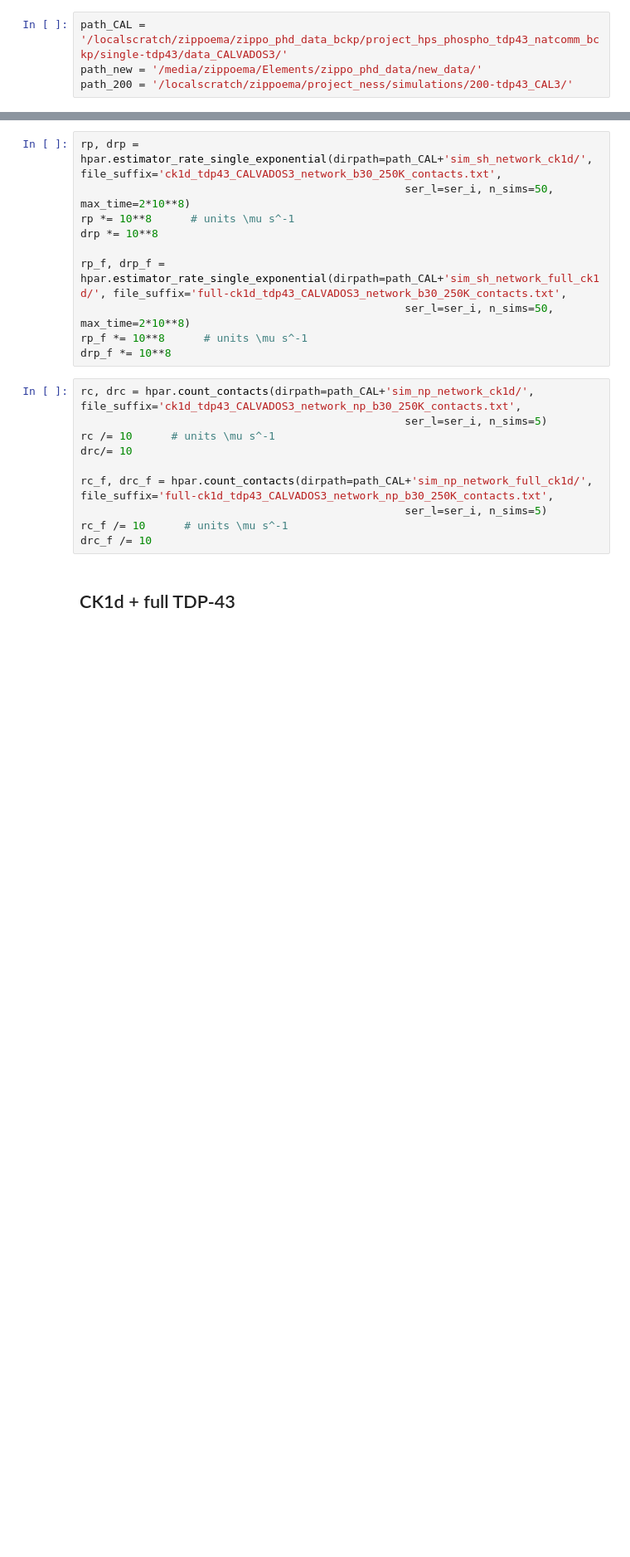
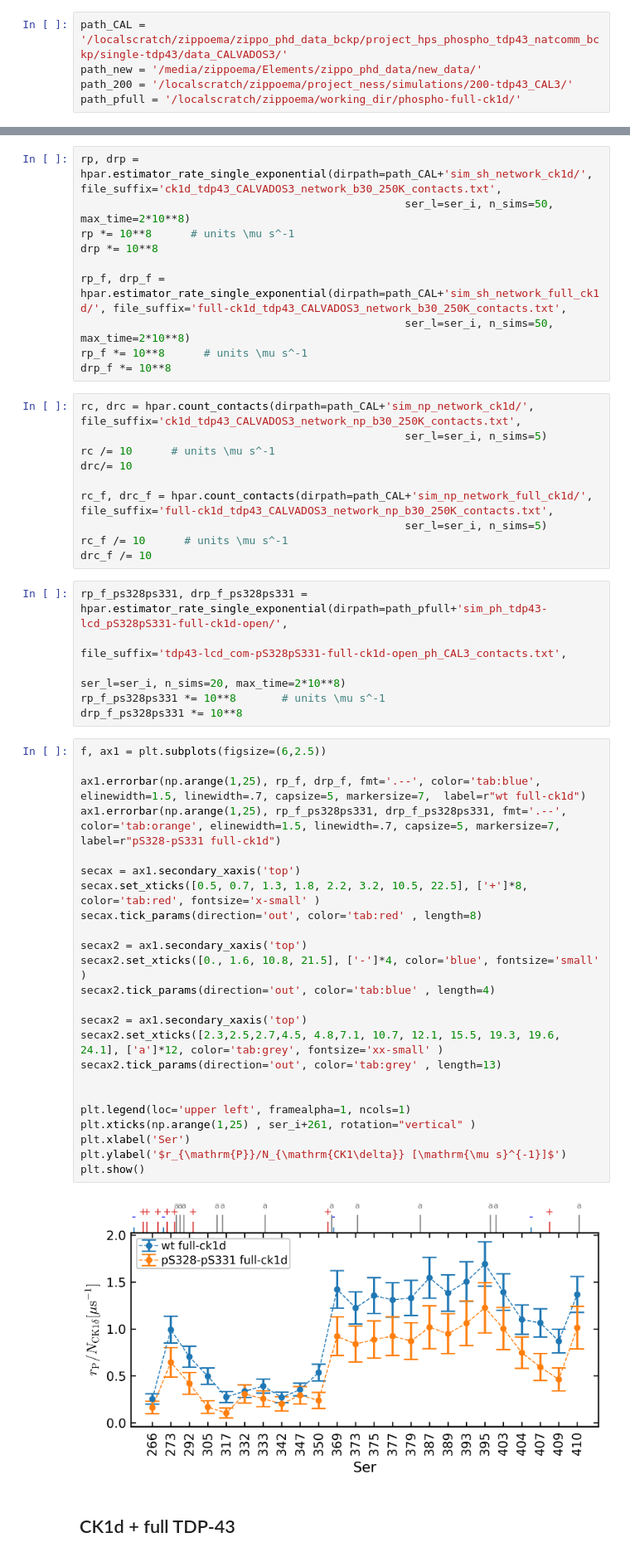
Before and after one commit to ezippo/HPA, a Jupyter notebook: rates_notebook.ipynb, the cells around one changed output, grey strips where cells are left out. Shown at 83% size. Saved outputs shown, nothing was run; the diff lists cells and outputs as text; blank space fills up the shorter version.

```diff
--- a/rates_notebook.ipynb
+++ b/rates_notebook.ipynb
@@ -25,6 +25,7 @@ plt.style.use('/localscratch/zippoema/md_plots/rates_plot.mplstyle')
 path_CAL = '/localscratch/zippoema/zippo_phd_data_bckp/project_hps_phospho_tdp43_natcomm_bckp/single-tdp43/data_CALVADOS3/'
 path_new = '/media/zippoema/Elements/zippo_phd_data/new_data/'
 path_200 = '/localscratch/zippoema/project_ness/simulations/200-tdp43_CAL3/'
+path_pfull = '/localscratch/zippoema/working_dir/phospho-full-ck1d/'
 # %%
 ser_i = np.array([266, 273, 292, 305, 317, 332, 333, 342, 347, 350, 369, 373, 375, 377, 379, 387, 389, 393, 395, 403, 404, 407, 409, 410])-260-1
 ser_i_full = ser_i+121
@@ -52,6 +57,38 @@ rc_f, drc_f = hpar.count_contacts(dirpath=path_CAL+'sim_np_network_full_ck1d/',
                                                   ser_l=ser_i, n_sims=5)
 rc_f /= 10      # units \mu s^-1
 drc_f /= 10
+# %%
+rp_f_ps328ps331, drp_f_ps328ps331 = hpar.estimator_rate_single_exponential(dirpath=path_pfull+'sim_ph_tdp43-lcd_pS328pS331-full-ck1d-open/',
+                                                                           file_suffix='tdp43-lcd_com-pS328pS331-full-ck1d-open_ph_CAL3_contacts.txt',
+                                                                           ser_l=ser_i, n_sims=20, max_time=2*10**8)
+rp_f_ps328ps331 *= 10**8       # units \mu s^-1
+drp_f_ps328ps331 *= 10**8
+# %%
+f, ax1 = plt.subplots(figsize=(6,2.5))
+
+ax1.errorbar(np.arange(1,25), rp_f, drp_f, fmt='.--', color='tab:blue', elinewidth=1.5, linewidth=.7, capsize=5, markersize=7,  label=r"wt full-ck1d")
+ax1.errorbar(np.arange(1,25), rp_f_ps328ps331, drp_f_ps328ps331, fmt='.--', color='tab:orange', elinewidth=1.5, linewidth=.7, capsize=5, markersize=7,  label=r"pS328-pS331 full-ck1d")
+
+secax = ax1.secondary_xaxis('top')
+secax.set_xticks([0.5, 0.7, 1.3, 1.8, 2.2, 3.2, 10.5, 22.5], ['+']*8, color='tab:red', fontsize='x-small' )
+secax.tick_params(direction='out', color='tab:red' , length=8)
+
+secax2 = ax1.secondary_xaxis('top')
+secax2.set_xticks([0., 1.6, 10.8, 21.5], ['-']*4, color='blue', fontsize='small' )
+secax2.tick_params(direction='out', color='tab:blue' , length=4)
+
+secax2 = ax1.secondary_xaxis('top')
+secax2.set_xticks([2.3,2.5,2.7,4.5, 4.8,7.1, 10.7, 12.1, 15.5, 19.3, 19.6, 24.1], ['a']*12, color='tab:grey', fontsize='xx-small' )
+secax2.tick_params(direction='out', color='tab:grey' , length=13)
+
+
+plt.legend(loc='upper left', framealpha=1, ncols=1)
+plt.xticks(np.arange(1,25) , ser_i+261, rotation="vertical" )
+plt.xlabel('Ser')
+plt.ylabel('$r_{\mathrm{P}}/N_{\mathrm{CK1\delta}} [\mathrm{\mu s}^{-1}]$')
+plt.show()
+# %% [output]
+[figure, added]
 # %% [markdown]
 ## CK1d + full TDP-43
 # %%
```
Also changed, not shown: parts of 7 cells of this notebook, 1 other file.
